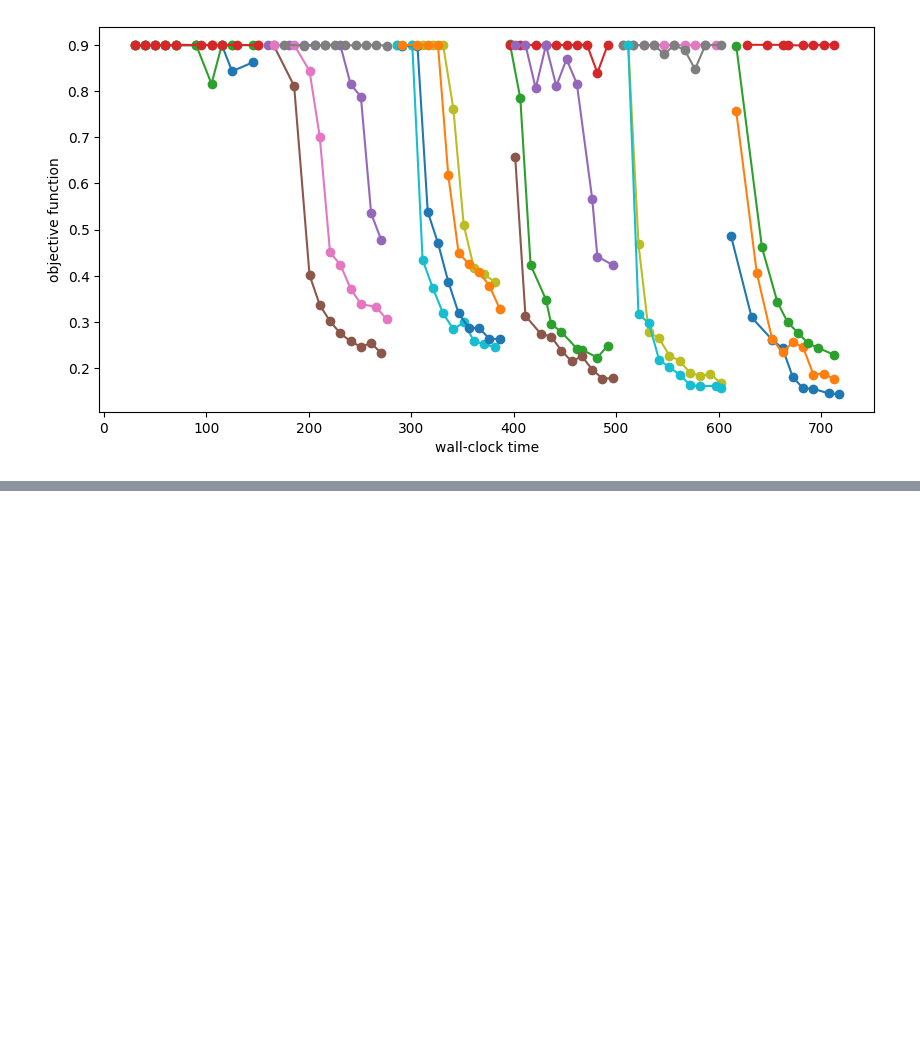
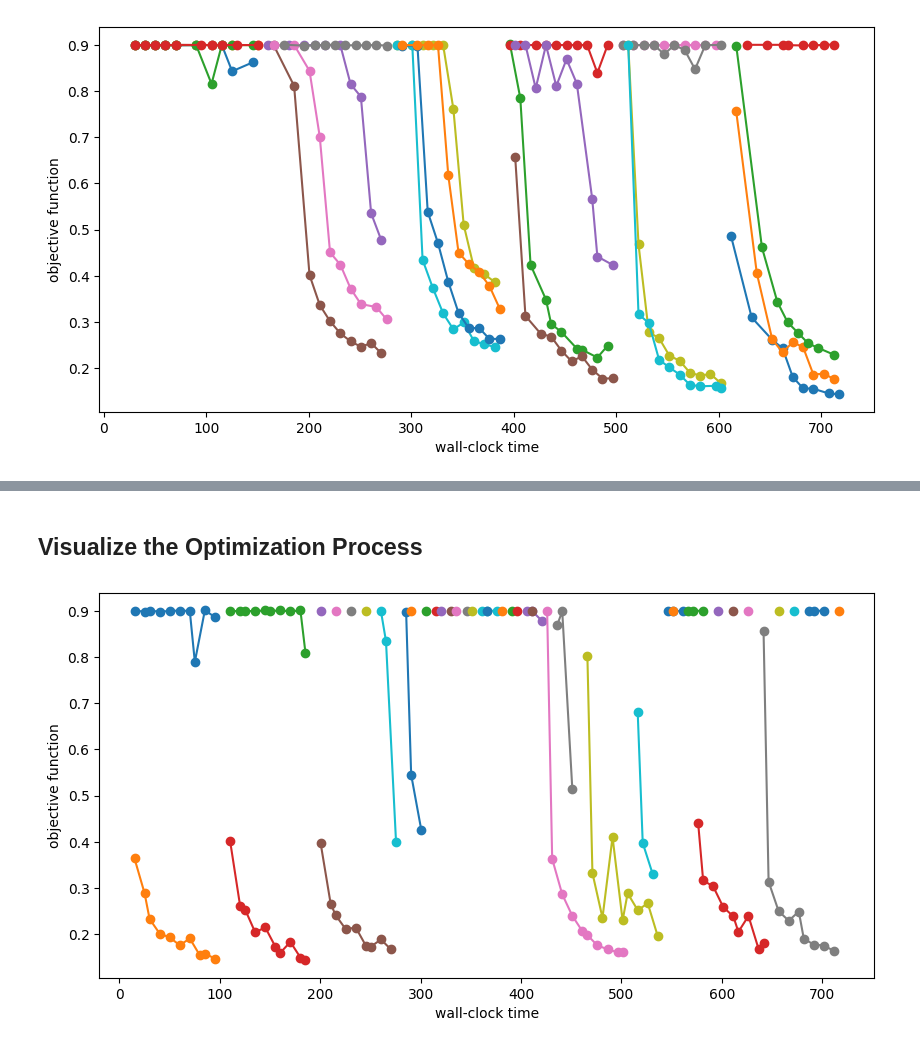
Before and after one commit to ishaanpaul98/Deep-Learning, a Jupyter notebook: Hyperparameter Optimization/hpo.ipynb, the cells around one changed output, grey strips where cells are left out. Cells and saved outputs as stored; diff of their text form; code cells hidden in the pictures; blank space fills up the shorter version.

```diff
--- a/Hyperparameter Optimization/hpo.ipynb
+++ b/Hyperparameter Optimization/hpo.ipynb
@@ -801,0 +1033,17 @@ Text(0, 0.5, 'objective function')
+# %% [markdown]
+## Visualize the Optimization Process
+# %%
+plt.figure(figsize=(10, 5))
+results = e.results
+for trial_id in results.trial_id.unique():
+    df = results[results["trial_id"] == trial_id]
+    plt.plot(
+        df["st_tuner_time"],
+        df["validation_error"],
+        marker="o"
+    )
+plt.xlabel("wall-clock time")
+plt.ylabel("objective function")
+plt.show()
+# %% [output]
+[figure, added]
```
Also changed, not shown: parts of 13 cells of this notebook.
